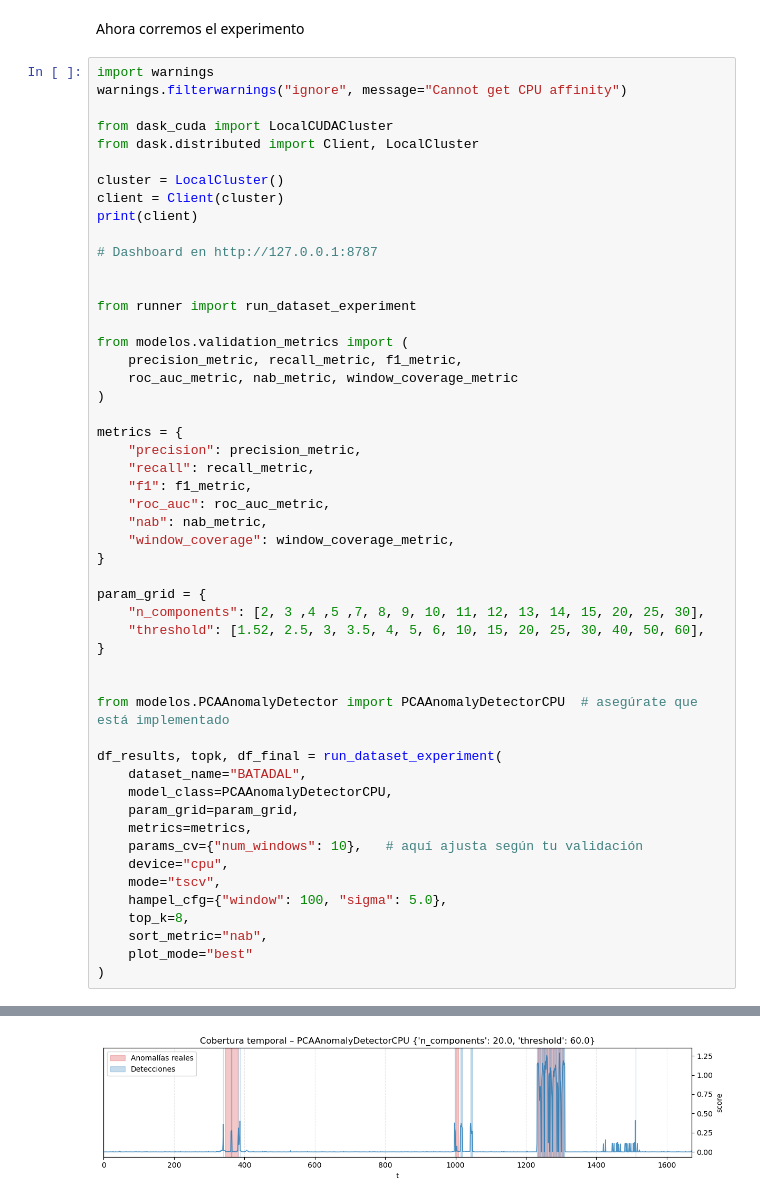
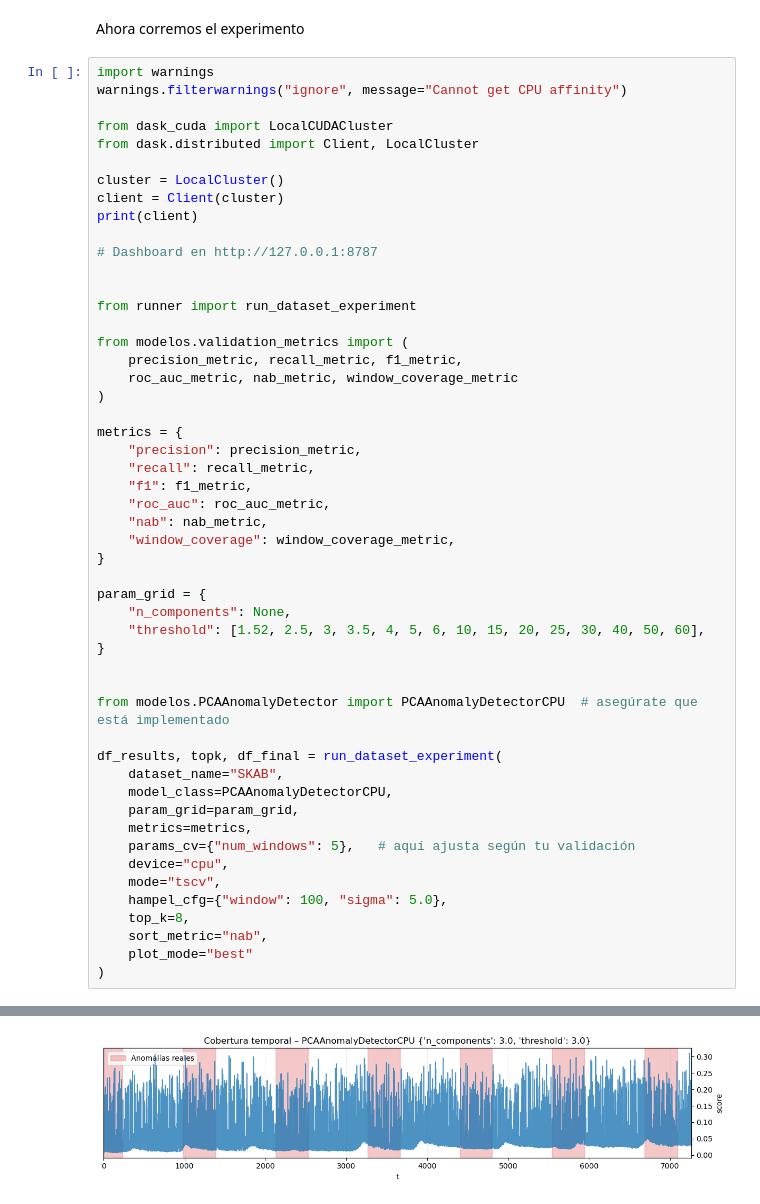
Before and after one commit to PabloAC04/MDF-ANOMALY-DETECTION, a Jupyter notebook: 05_pca_anomaly_detection.ipynb, the cells around one changed output, grey strips where cells are left out. Saved outputs shown, nothing was run; the diff lists cells and outputs as text.

```diff
--- a/05_pca_anomaly_detection.ipynb
+++ b/05_pca_anomaly_detection.ipynb
@@ -491,7 +491,7 @@ metrics = {
 }
 
 param_grid = {
-    "n_components": [2, 3 ,4 ,5 ,7, 8, 9, 10, 11, 12, 13, 14, 15, 20, 25, 30],
+    "n_components": None,
     "threshold": [1.52, 2.5, 3, 3.5, 4, 5, 6, 10, 15, 20, 25, 30, 40, 50, 60],
 }
 
@@ -499,11 +499,11 @@ param_grid = {
 from modelos.PCAAnomalyDetector import PCAAnomalyDetectorCPU  # asegúrate que está implementado
 
 df_results, topk, df_final = run_dataset_experiment(
-    dataset_name="BATADAL",
+    dataset_name="SKAB",
     model_class=PCAAnomalyDetectorCPU,
     param_grid=param_grid,
     metrics=metrics,
-    params_cv={"num_windows": 10},   # aquí ajusta según tu validación
+    params_cv={"num_windows": 5},   # aquí ajusta según tu validación
     device="cpu",
     mode="tscv",
     hampel_cfg={"window": 100, "sigma": 5.0},
@@ -557 +554 @@ Resultados finales en TEST (top-k configs):
-[figure, old version]
+[figure, new version]
```
Also changed, not shown: parts of 1 cell of this notebook, 3 other files.
